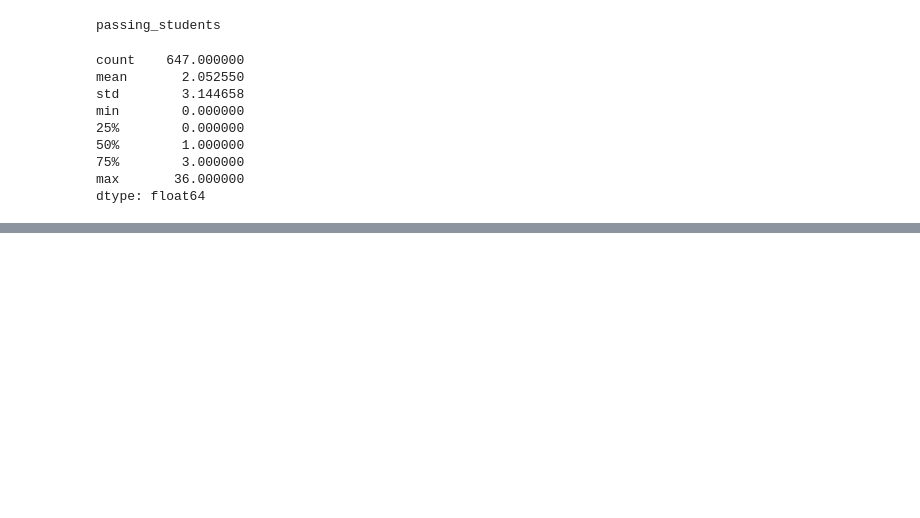
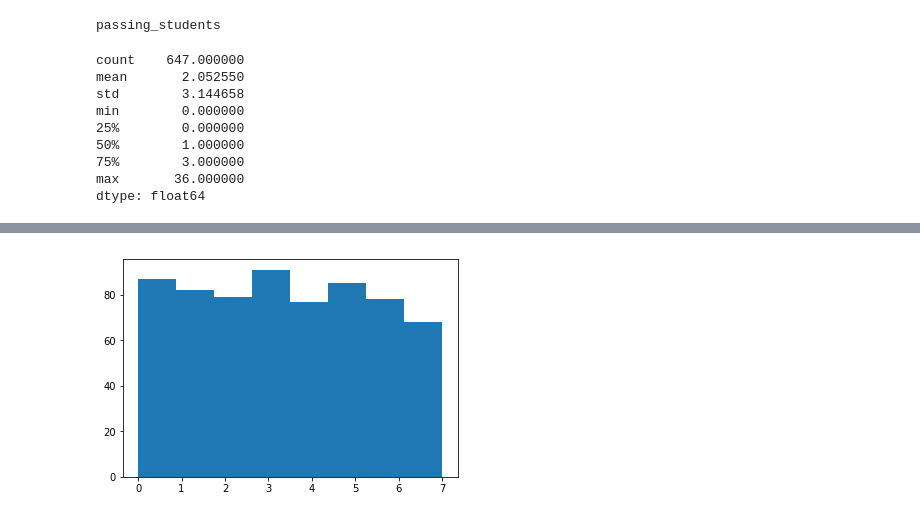
Before and after one commit to Ashish-Siyag/Data-science, a Jupyter notebook: Udacity-Data-Analysis-Project/Exploratory Analysis.ipynb, the cells around one changed output, grey strips where cells are left out. Saved outputs shown, nothing was run; the diff lists cells and outputs as text; code cells hidden in the pictures; blank space fills up the shorter version.

```diff
--- a/Udacity-Data-Analysis-Project/Exploratory Analysis.ipynb
+++ b/Udacity-Data-Analysis-Project/Exploratory Analysis.ipynb
@@ -390,0 +425,6 @@ dtype: float64
+# %%
+num_bins = 8
+plt.hist(total(passing_engagement_by_account,'has visited').values(), num_bins)
+plt.show()
+# %% [output]
+[figure, added]
```
Also changed, not shown: parts of 3 cells of this notebook.
